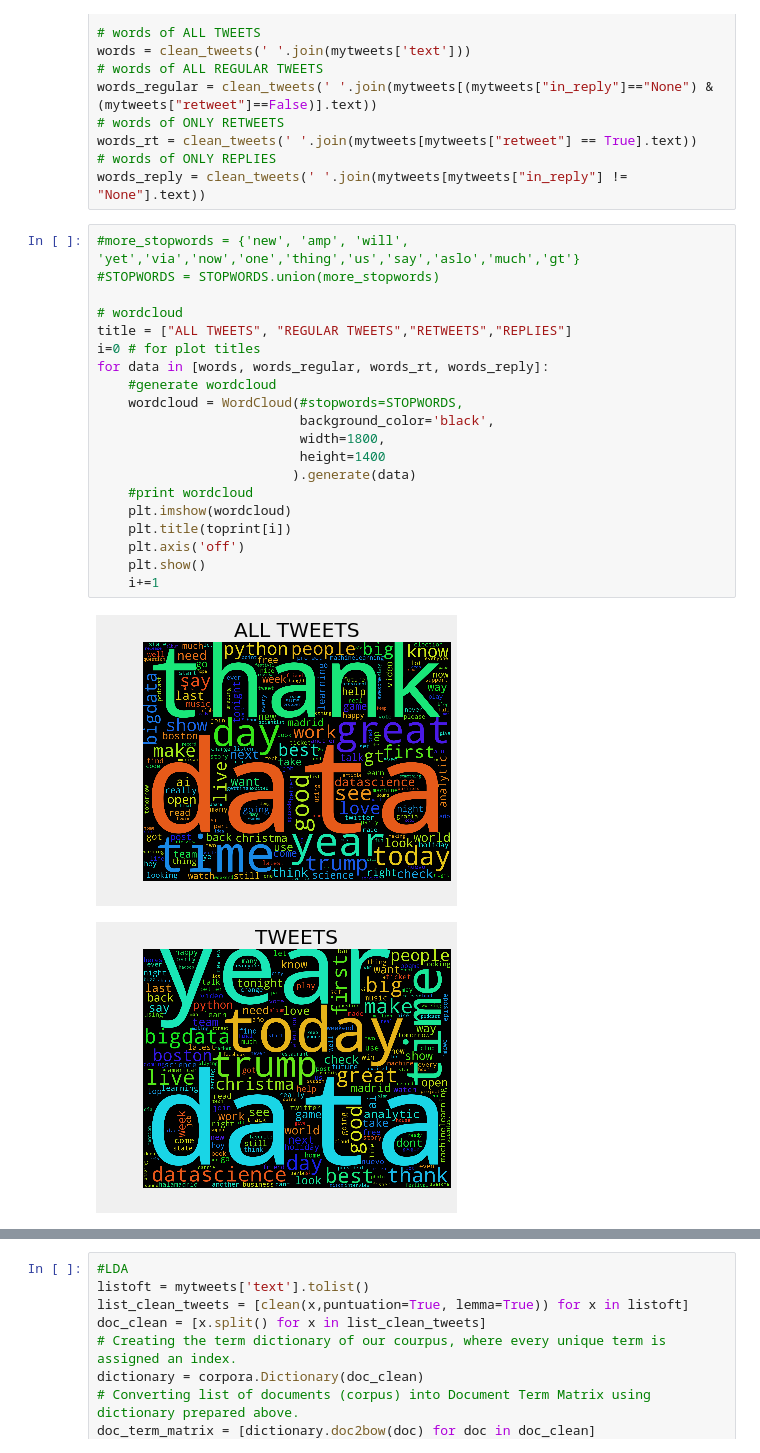
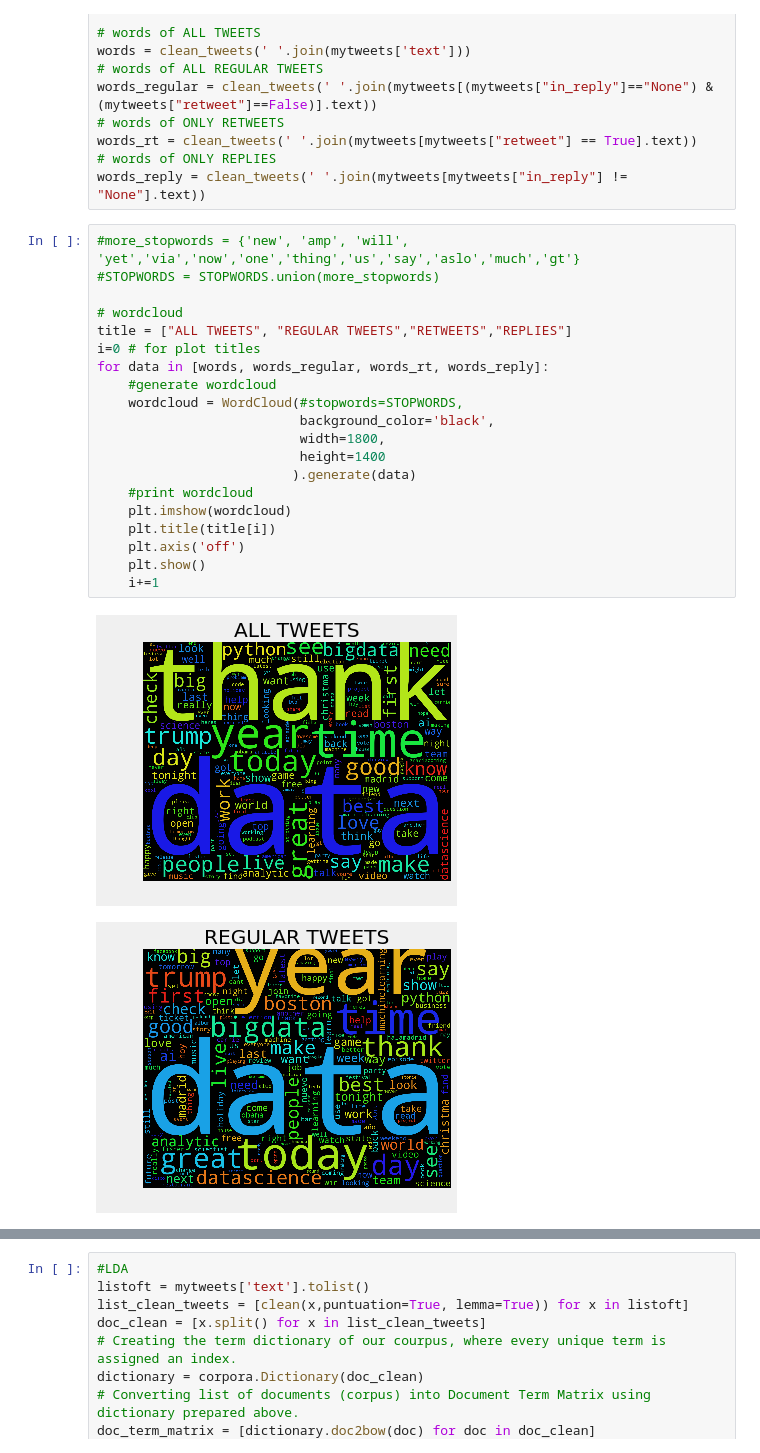
Before and after one commit to nachocarracedo/my_twitter, a Jupyter notebook: twitter_scrape.ipynb, the cells around one changed output, grey strips where cells are left out. Drawn from its saved outputs; the diff is of its cells as text.

```diff
--- a/twitter_scrape.ipynb
+++ b/twitter_scrape.ipynb
@@ -168,23 +169,23 @@ words_reply = clean_tweets(' '.join(mytweets[mytweets["in_reply"] != "None"].tex
 # %%
 #more_stopwords = {'new', 'amp', 'will', 'yet','via','now','one','thing','us','say','aslo','much','gt'}
 #STOPWORDS = STOPWORDS.union(more_stopwords)
 
 # wordcloud
 title = ["ALL TWEETS", "REGULAR TWEETS","RETWEETS","REPLIES"]
 i=0 # for plot titles
 for data in [words, words_regular, words_rt, words_reply]:
     #generate wordcloud
     wordcloud = WordCloud(#stopwords=STOPWORDS,
                           background_color='black',
                           width=1800,
                           height=1400
                          ).generate(data)
     #print wordcloud
     plt.imshow(wordcloud)
-    plt.title(toprint[i])
+    plt.title(title[i])
     plt.axis('off')
     plt.show()
     i+=1
 # %% [output]
-[figure, old version]
+[figure, new version]
-[figure, old version]
+[figure, new version]
```
Also changed, not shown: parts of 8 cells of this notebook.
